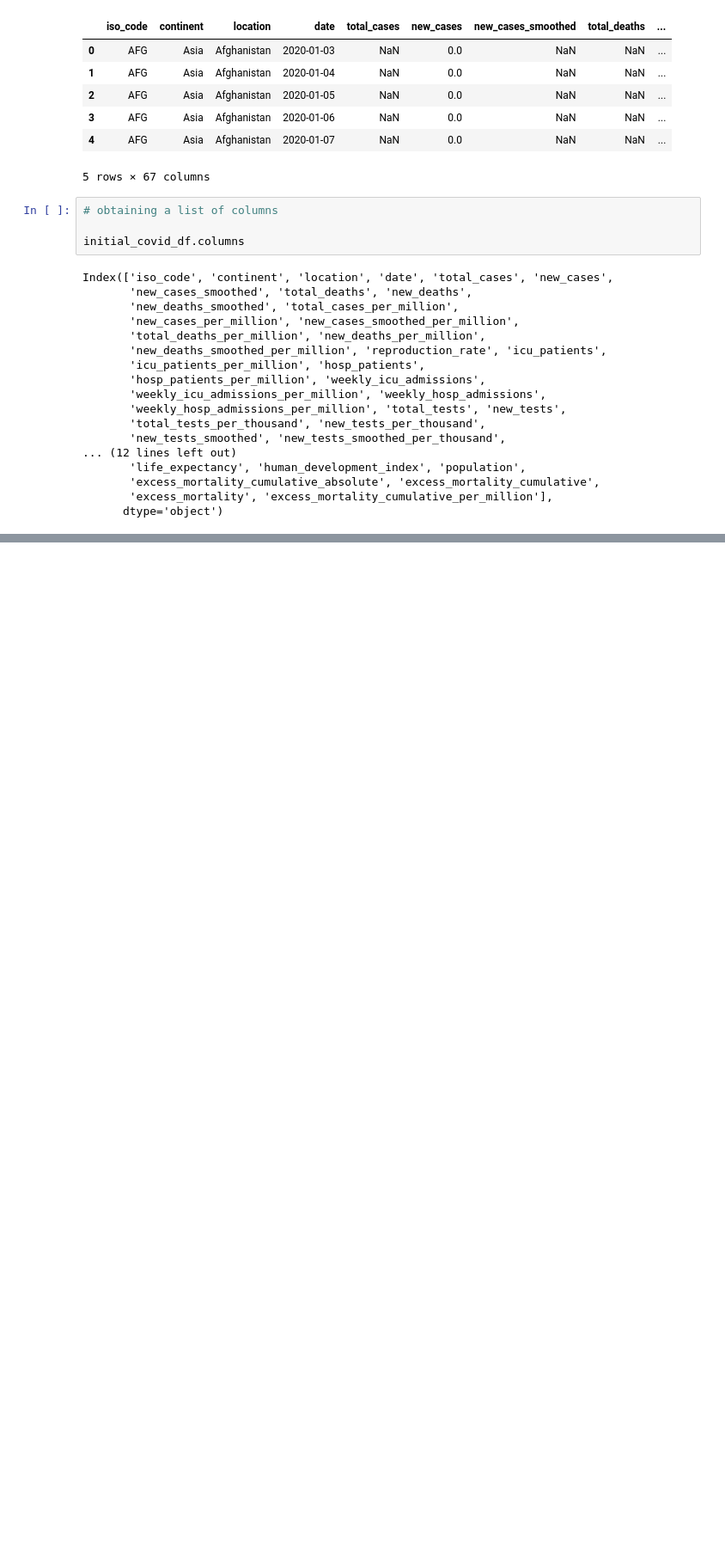
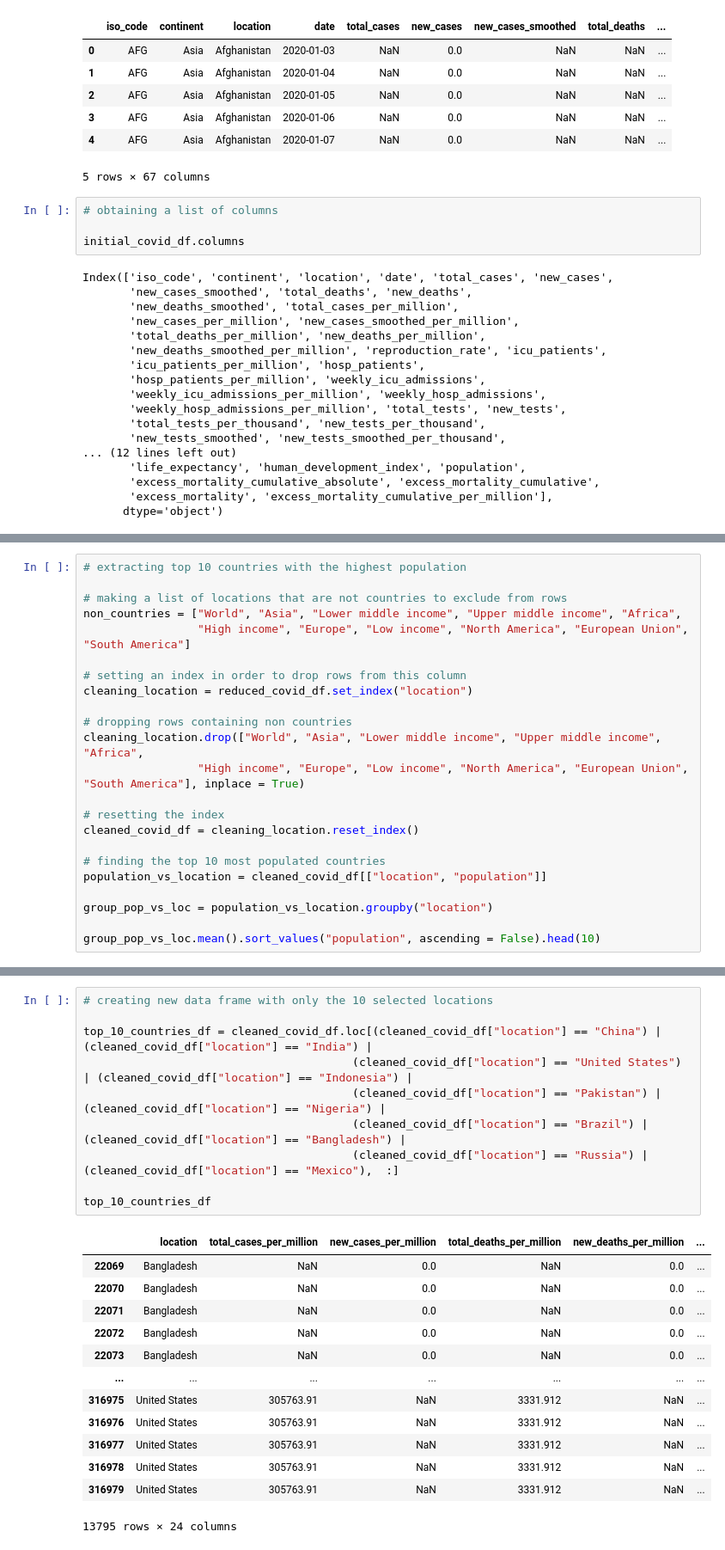
Before and after one commit to ss0ryan0/project1_group7, a Jupyter notebook: Code/project1_group7.ipynb, the cells around one changed output, grey strips where cells are left out. Shown at 86% size. Drawn from its saved outputs; the diff is of its cells as text; blank space fills up the shorter version.

```diff
--- a/Code/project1_group7.ipynb
+++ b/Code/project1_group7.ipynb
@@ -163,0 +114,23 @@ location_vs_population_group.mean().sort_values("population", ascending=False).h
+# %%
+# extracting top 10 countries with the highest population
+
+# making a list of locations that are not countries to exclude from rows
+non_countries = ["World", "Asia", "Lower middle income", "Upper middle income", "Africa",
+                 "High income", "Europe", "Low income", "North America", "European Union", "South America"]
+
+# setting an index in order to drop rows from this column
+cleaning_location = reduced_covid_df.set_index("location")
+
+# dropping rows containing non countries
+cleaning_location.drop(["World", "Asia", "Lower middle income", "Upper middle income", "Africa",
+                 "High income", "Europe", "Low income", "North America", "European Union", "South America"], inplace = True)
+
+# resetting the index
+cleaned_covid_df = cleaning_location.reset_index()
+
+# finding the top 10 most populated countries
+population_vs_location = cleaned_covid_df[["location", "population"]]
+
+group_pop_vs_loc = population_vs_location.groupby("location")
+
+group_pop_vs_loc.mean().sort_values("population", ascending = False).head(10)
@@ -163,0 +150,24 @@ location_vs_population_group.mean().sort_values("population", ascending=False).h
+# %%
+# creating new data frame with only the 10 selected locations
+
+top_10_countries_df = cleaned_covid_df.loc[(cleaned_covid_df["location"] == "China") | (cleaned_covid_df["location"] == "India") |
+                                        (cleaned_covid_df["location"] == "United States") | (cleaned_covid_df["location"] == "Indonesia") |
+                                        (cleaned_covid_df["location"] == "Pakistan") | (cleaned_covid_df["location"] == "Nigeria") |
+                                        (cleaned_covid_df["location"] == "Brazil") | (cleaned_covid_df["location"] == "Bangladesh") |
+                                        (cleaned_covid_df["location"] == "Russia") | (cleaned_covid_df["location"] == "Mexico"),  :]
+
+top_10_countries_df
+# %% [output]
+|  | location | total_cases_per_million | new_cases_per_million | total_deaths_per_million | new_deaths_per_million | ... |
+| 22069 | Bangladesh | NaN | 0.0 | NaN | 0.0 | ... |
+| 22070 | Bangladesh | NaN | 0.0 | NaN | 0.0 | ... |
+| 22071 | Bangladesh | NaN | 0.0 | NaN | 0.0 | ... |
+| 22072 | Bangladesh | NaN | 0.0 | NaN | 0.0 | ... |
+| 22073 | Bangladesh | NaN | 0.0 | NaN | 0.0 | ... |
+| ... | ... | ... | ... | ... | ... | ... |
+| 316975 | United States | 305763.91 | NaN | 3331.912 | NaN | ... |
+| 316976 | United States | 305763.91 | NaN | 3331.912 | NaN | ... |
+| 316977 | United States | 305763.91 | NaN | 3331.912 | NaN | ... |
+| 316978 | United States | 305763.91 | NaN | 3331.912 | NaN | ... |
+| 316979 | United States | 305763.91 | NaN | 3331.912 | NaN | ... |
+13795 rows × 24 columns
```
Also changed, not shown: parts of 6 cells of this notebook.
